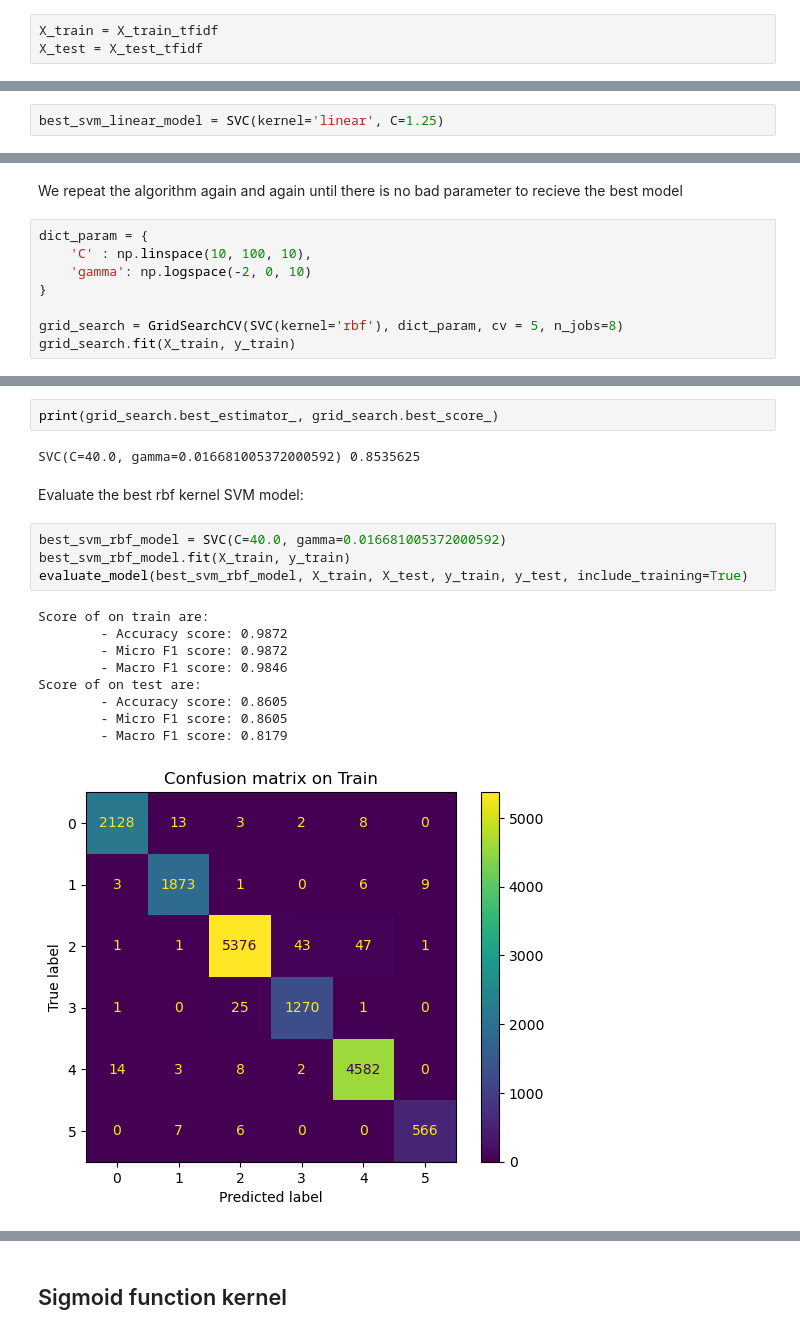
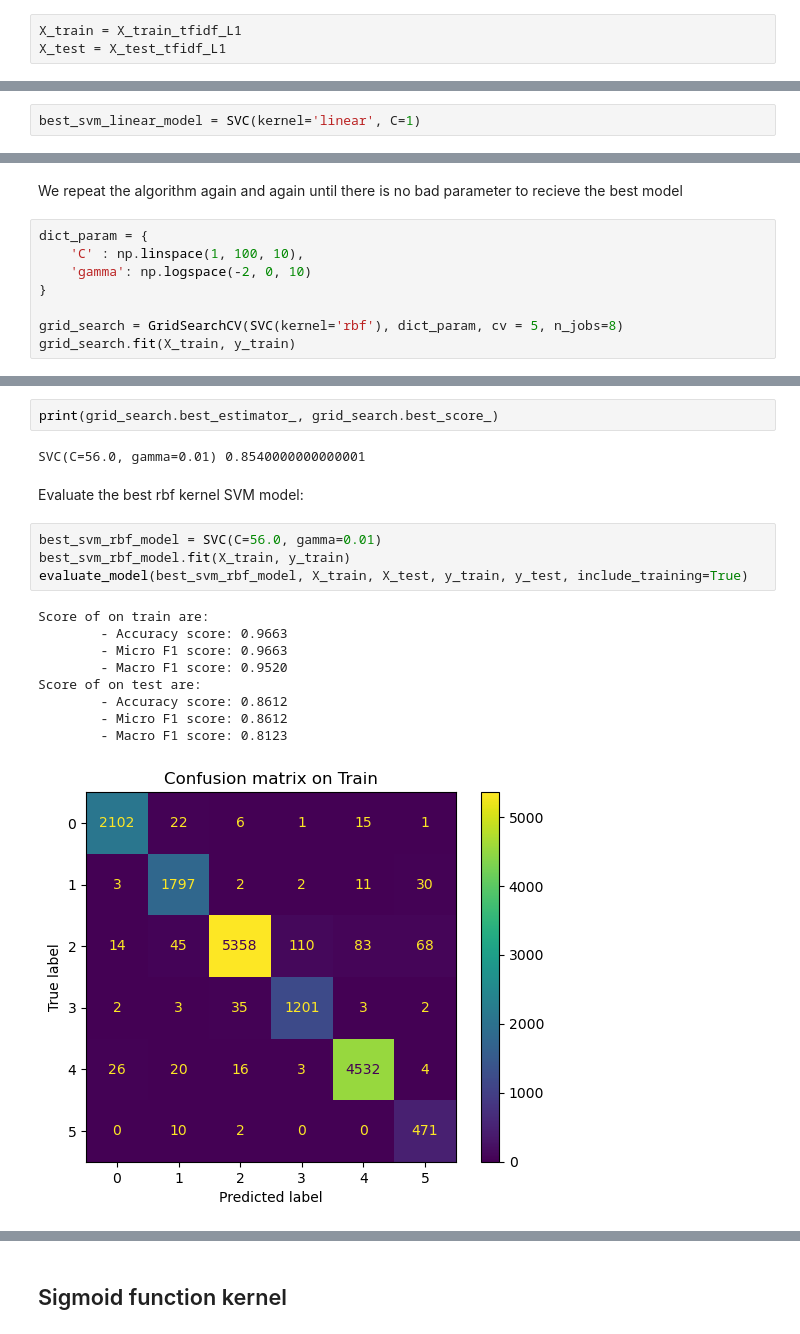
Before and after one commit to auphong2707/emotion-dectection-from-text, a Jupyter notebook: Support Vector Machine (SVM).ipynb, the cells around one changed output, grey strips where cells are left out. Drawn from its saved outputs; the diff is of its cells as text.

```diff
--- a/Support Vector Machine (SVM).ipynb
+++ b/Support Vector Machine (SVM).ipynb
@@ -31,8 +31,8 @@ y_train, y_test = load_processed_data('output')
 # %% [markdown]
 Select dataset:
 # %%
-X_train = X_train_tfidf
-X_test = X_test_tfidf
+X_train = X_train_tfidf_L1
+X_test = X_test_tfidf_L1
 # %% [markdown]
 # Basic training
 # %% [markdown]
@@ -164,5 +164,5 @@ As the result, we can claim that $C = 1.25$ give a model with good accuracy and
 # %%
-best_svm_linear_model = SVC(kernel='linear', C=1.25)
+best_svm_linear_model = SVC(kernel='linear', C=1)
 # %%
 best_svm_linear_model.fit(X_train, y_train)
 evaluate_model(best_svm_linear_model, X_train, X_test, y_train, y_test, include_training=True)
@@ -237,7 +235,7 @@ So that we can shrink the range of parameter
 We repeat the algorithm again and again until there is no bad parameter to recieve the best model
 # %%
 dict_param = {
-    'C' : np.linspace(10, 100, 10),
+    'C' : np.linspace(1, 100, 10),
     'gamma': np.logspace(-2, 0, 10)
 }
 
@@ -265,20 +263,20 @@ for param in dict_param:
 # %%
 print(grid_search.best_estimator_, grid_search.best_score_)
 # %% [output]
-SVC(C=40.0, gamma=0.016681005372000592) 0.8535625
+SVC(C=56.0, gamma=0.01) 0.8540000000000001
 # %% [markdown]
 Evaluate the best rbf kernel SVM model:
 # %%
-best_svm_rbf_model = SVC(C=40.0, gamma=0.016681005372000592)
+best_svm_rbf_model = SVC(C=56.0, gamma=0.01)
 best_svm_rbf_model.fit(X_train, y_train)
 evaluate_model(best_svm_rbf_model, X_train, X_test, y_train, y_test, include_training=True)
 # %% [output]
 Score of on train are:
-        - Accuracy score: 0.9872
-        - Micro F1 score: 0.9872
-        - Macro F1 score: 0.9846
+        - Accuracy score: 0.9663
+        - Micro F1 score: 0.9663
+        - Macro F1 score: 0.9520
 Score of on test are:
-        - Accuracy score: 0.8605
-        - Micro F1 score: 0.8605
-        - Macro F1 score: 0.8179
+        - Accuracy score: 0.8612
+        - Micro F1 score: 0.8612
+        - Macro F1 score: 0.8123
-[figure, old version]
+[figure, new version]
```
Also changed, not shown: parts of 26 cells of this notebook, 2 other files.
